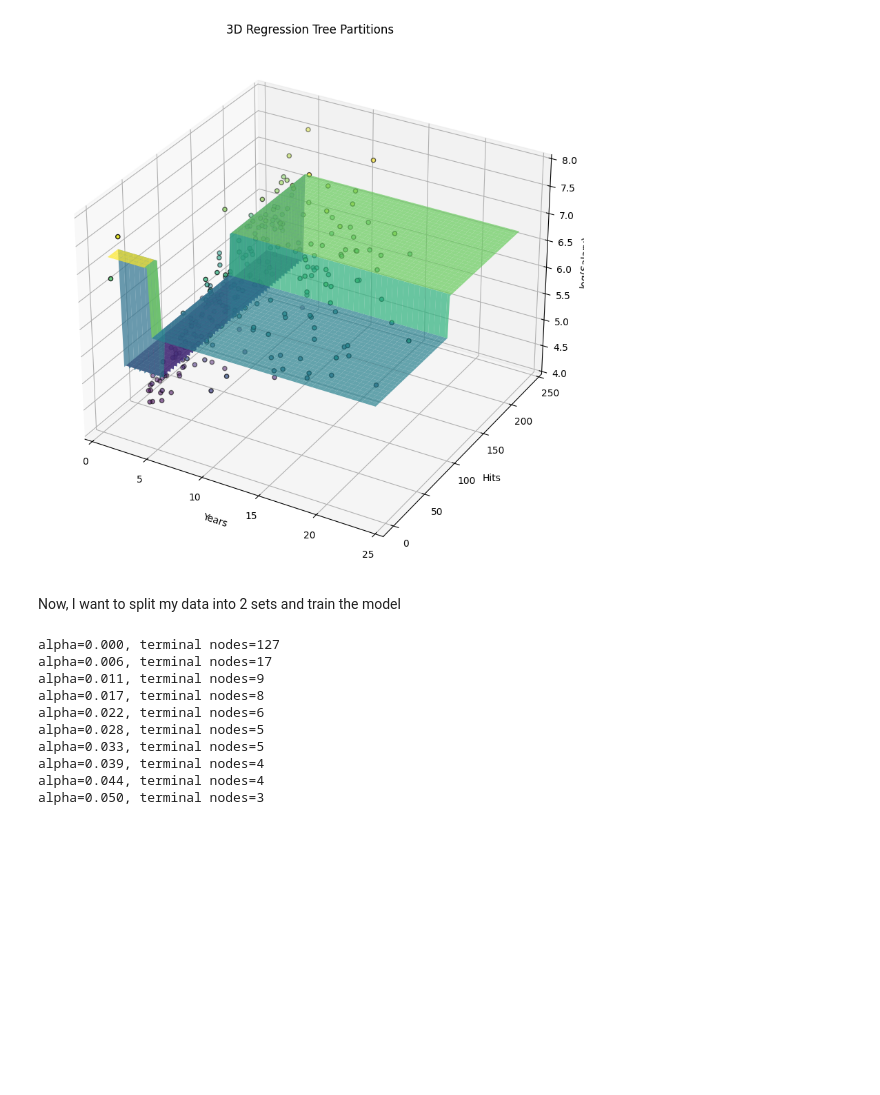
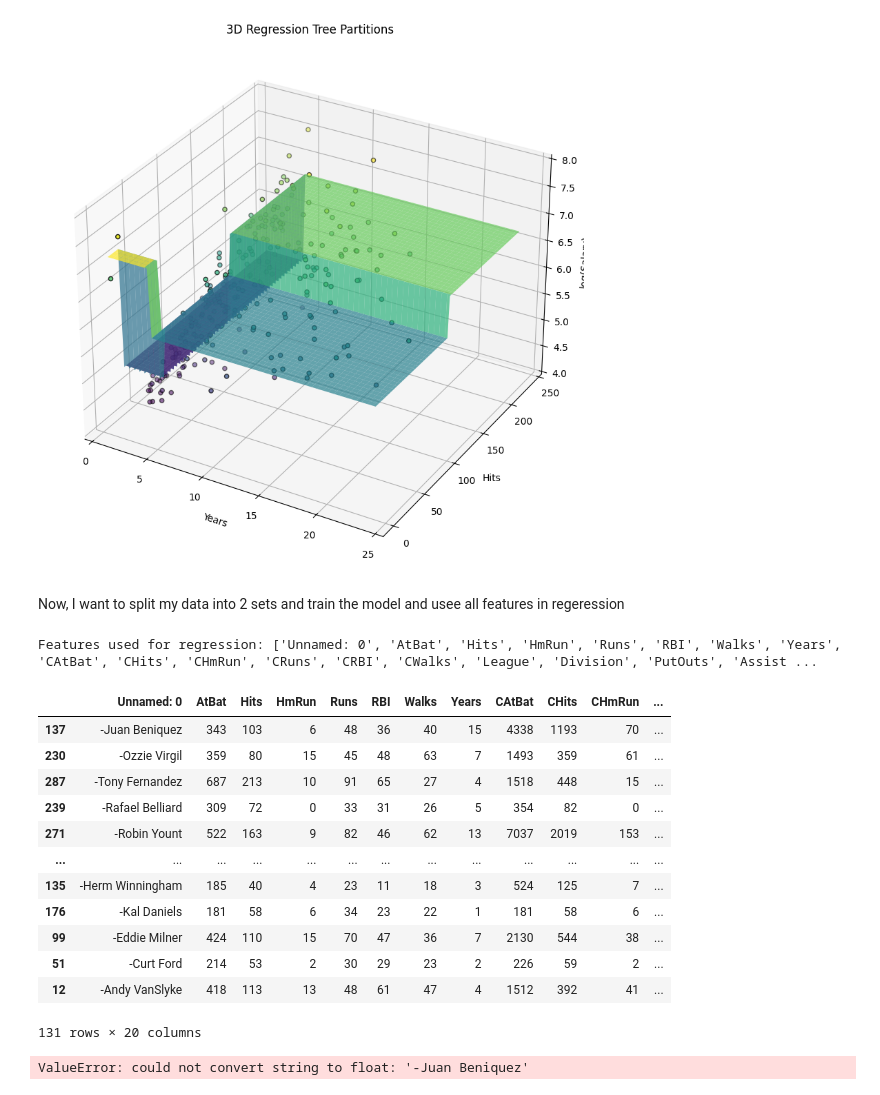
Before and after one commit to ZlataSparrow/An-Introduction-to-Statistical-Learning-Python, a Jupyter notebook: notebook/ch9.ipynb, the cells around one changed output. Saved outputs shown, nothing was run; the diff lists cells and outputs as text; code cells hidden in the pictures; blank space fills up the shorter version.

```diff
--- a/notebook/ch9.ipynb
+++ b/notebook/ch9.ipynb
@@ -118,5 +118,13 @@ plt.show()
 # %% [output]
 [figure]
 # %% [markdown]
-Now, I want to split my data into 2 sets and train the model
+Now, I want to split my data into 2 sets and train the model and usee all features in regeression
+# %%
+tree# Use all features except Salary and salary_log for X, and salary_log for y
+X2 = df.drop(columns=["Salary", "salary_log"], errors='ignore')
+y2 = df["salary_log"]
+# Show the feature columns used
+print("Features used for regression:", X2.columns.tolist())
+# %% [output]
+Features used for regression: ['Unnamed: 0', 'AtBat', 'Hits', 'HmRun', 'Runs', 'RBI', 'Walks', 'Years', 'CAtBat', 'CHits', 'CHmRun', 'CRuns', 'CRBI', 'CWalks', 'League', 'Division', 'PutOuts', 'Assist ...
 # %%
@@ -124,3 +132,19 @@ X_train, X_test, y_train, y_test = train_test_split(X, y, test_size=0.5)
+# %%
+X_train2
+# %% [output]
+|  | Unnamed: 0 | AtBat | Hits | HmRun | Runs | RBI | Walks | Years | CAtBat | CHits | CHmRun | ... |
+| 137 | -Juan Beniquez | 343 | 103 | 6 | 48 | 36 | 40 | 15 | 4338 | 1193 | 70 | ... |
+| 230 | -Ozzie Virgil | 359 | 80 | 15 | 45 | 48 | 63 | 7 | 1493 | 359 | 61 | ... |
+| 287 | -Tony Fernandez | 687 | 213 | 10 | 91 | 65 | 27 | 4 | 1518 | 448 | 15 | ... |
+| 239 | -Rafael Belliard | 309 | 72 | 0 | 33 | 31 | 26 | 5 | 354 | 82 | 0 | ... |
+| 271 | -Robin Yount | 522 | 163 | 9 | 82 | 46 | 62 | 13 | 7037 | 2019 | 153 | ... |
+| ... | ... | ... | ... | ... | ... | ... | ... | ... | ... | ... | ... | ... |
+| 135 | -Herm Winningham | 185 | 40 | 4 | 23 | 11 | 18 | 3 | 524 | 125 | 7 | ... |
+| 176 | -Kal Daniels | 181 | 58 | 6 | 34 | 23 | 22 | 1 | 181 | 58 | 6 | ... |
+| 99 | -Eddie Milner | 424 | 110 | 15 | 70 | 47 | 36 | 7 | 2130 | 544 | 38 | ... |
+| 51 | -Curt Ford | 214 | 53 | 2 | 30 | 29 | 23 | 2 | 226 | 59 | 2 | ... |
+| 12 | -Andy VanSlyke | 418 | 113 | 13 | 48 | 61 | 47 | 4 | 1512 | 392 | 41 | ... |
+131 rows × 20 columns
 # %%
 # Build regression trees with different Alphas values for pruning
 
@@ -131,21 +155,12 @@ num_leaves = []
 
 for alpha in alphas:
     tree = DecisionTreeRegressor(random_state=1, ccp_alpha=alpha)
-    tree.fit(X_train, y_train)
+    tree.fit(X_train2, y_train2)
     trees.append(tree)
     num_leaves.append(tree.get_n_leaves())
     print(f"alpha={alpha:.3f}, terminal nodes={tree.get_n_leaves()}")
 # %% [output]
-alpha=0.000, terminal nodes=127
-alpha=0.006, terminal nodes=17
-alpha=0.011, terminal nodes=9
-alpha=0.017, terminal nodes=8
-alpha=0.022, terminal nodes=6
-alpha=0.028, terminal nodes=5
-alpha=0.033, terminal nodes=5
-alpha=0.039, terminal nodes=4
-alpha=0.044, terminal nodes=4
-alpha=0.050, terminal nodes=3
+ValueError: could not convert string to float: '-Juan Beniquez'
 # %%
 # I am doing a cross-validation with 6 folds to estimate the generalization error of the models
 cv_mse = []
```
Also changed, not shown: parts of 7 cells of this notebook.
